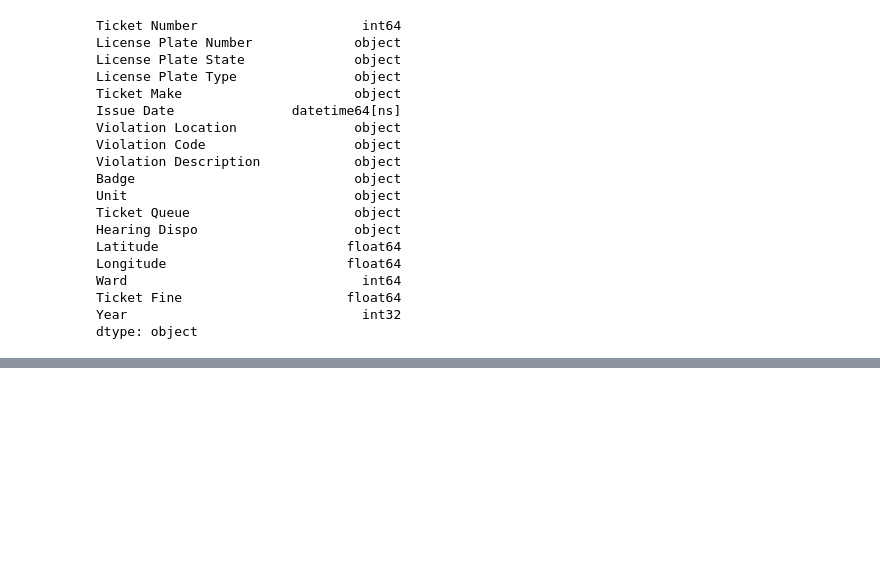
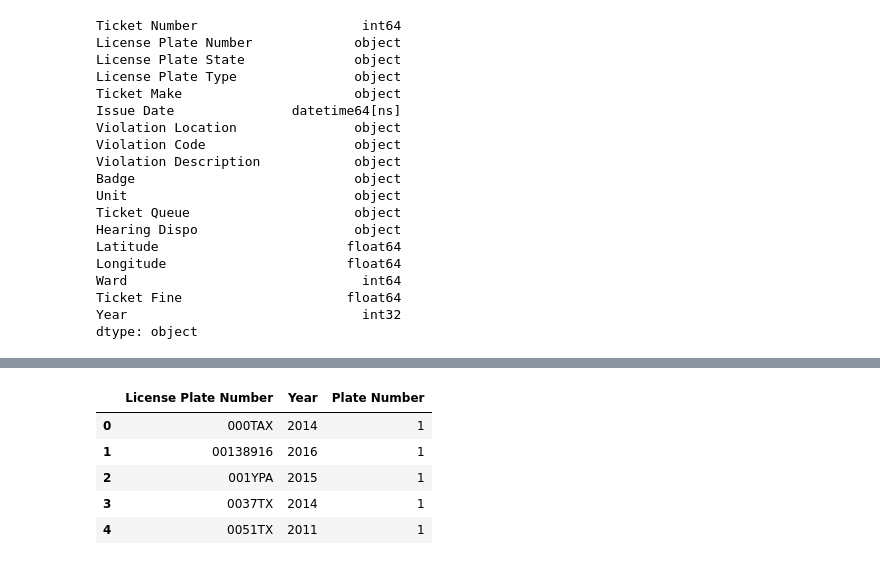
Before and after one commit to TaxiDriverJusticeProject/taxi-parking-tickets, a Jupyter notebook: Total Taxi Ticket Cost.ipynb, the cells around one changed output, grey strips where cells are left out. Cells and saved outputs as stored; diff of their text form; code cells hidden in the pictures; blank space fills up the shorter version.

```diff
--- a/Total Taxi Ticket Cost.ipynb
+++ b/Total Taxi Ticket Cost.ipynb
@@ -278,0 +284,11 @@ Mean yearly total fines per plate number from 2009 to March 10, 2016: 289.765159
+# %%
+taxis_per_year = pd.DataFrame(taxi_ticket_fines.groupby(['License Plate Number', 'Year'])['License Plate Number'].count())
+taxis_per_year = taxis_per_year.rename(columns={'License Plate Number': 'Plate Number'}).reset_index()
+taxis_per_year.head()
+# %% [output]
+|  | License Plate Number | Year | Plate Number |
+| 0 | 000TAX | 2014 | 1 |
+| 1 | 00138916 | 2016 | 1 |
+| 2 | 001YPA | 2015 | 1 |
+| 3 | 0037TX | 2014 | 1 |
+| 4 | 0051TX | 2011 | 1 |
```
Also changed, not shown: parts of 8 cells of this notebook, 1 other file.
